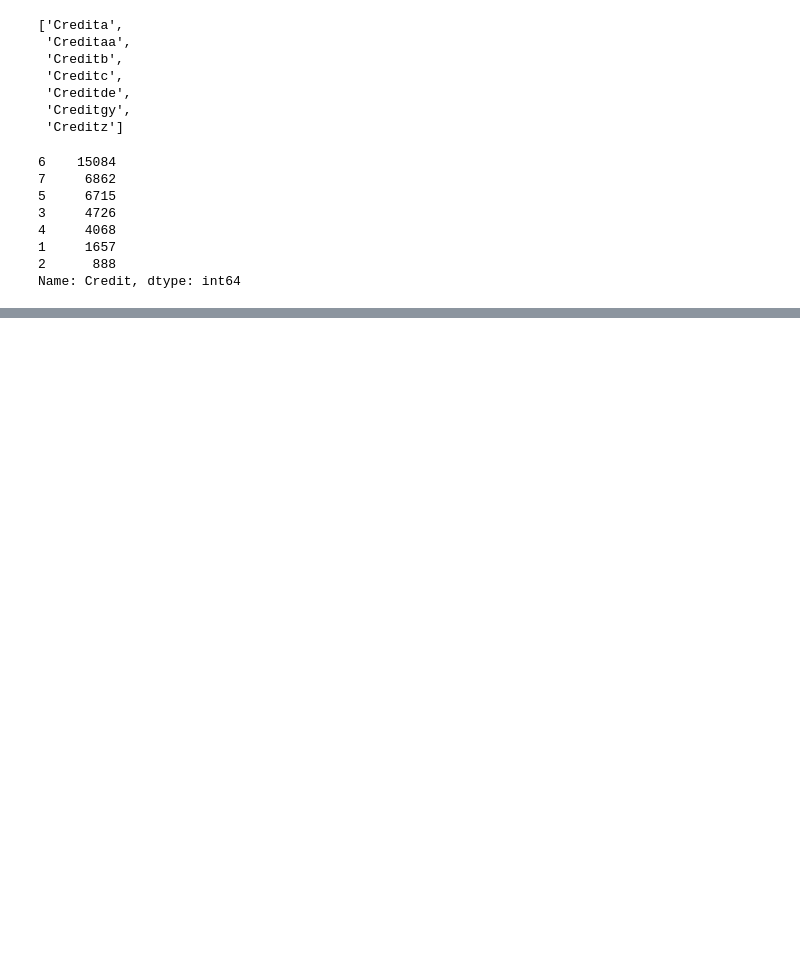
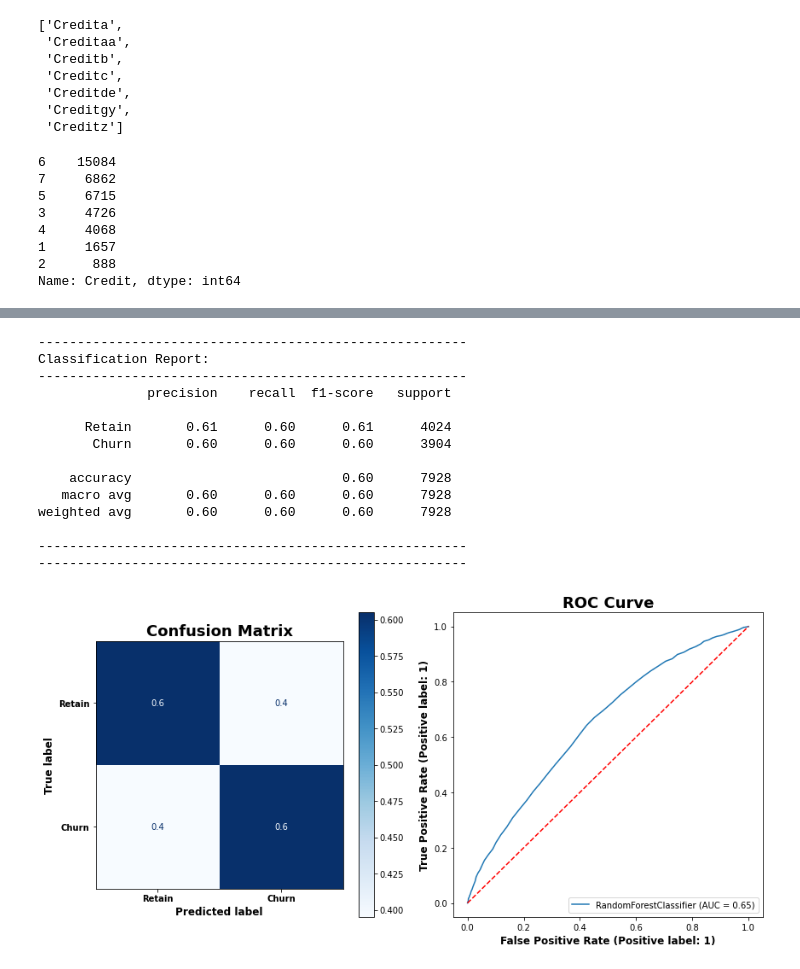
Before and after one commit to zero731/customer_churn_blog, a Jupyter notebook: Customer_churn_analysis.ipynb, the cells around one changed output, grey strips where cells are left out. Drawn from its saved outputs; the diff is of its cells as text; code cells hidden in the pictures; blank space fills up the shorter version.

```diff
--- a/Customer_churn_analysis.ipynb
+++ b/Customer_churn_analysis.ipynb
@@ -604,0 +764,18 @@ weighted avg       0.61      0.61      0.61      7928
+# %%
+eval_clf(rf, X_test_tf, y_test);
+# %% [output]
+-------------------------------------------------------
+Classification Report:
+-------------------------------------------------------
+              precision    recall  f1-score   support
+
+      Retain       0.61      0.60      0.61      4024
+       Churn       0.60      0.60      0.60      3904
+
+    accuracy                           0.60      7928
+   macro avg       0.60      0.60      0.60      7928
+weighted avg       0.60      0.60      0.60      7928
+
+-------------------------------------------------------
+-------------------------------------------------------
+[figure, added]
```
Also changed, not shown: parts of 70 cells of this notebook.
